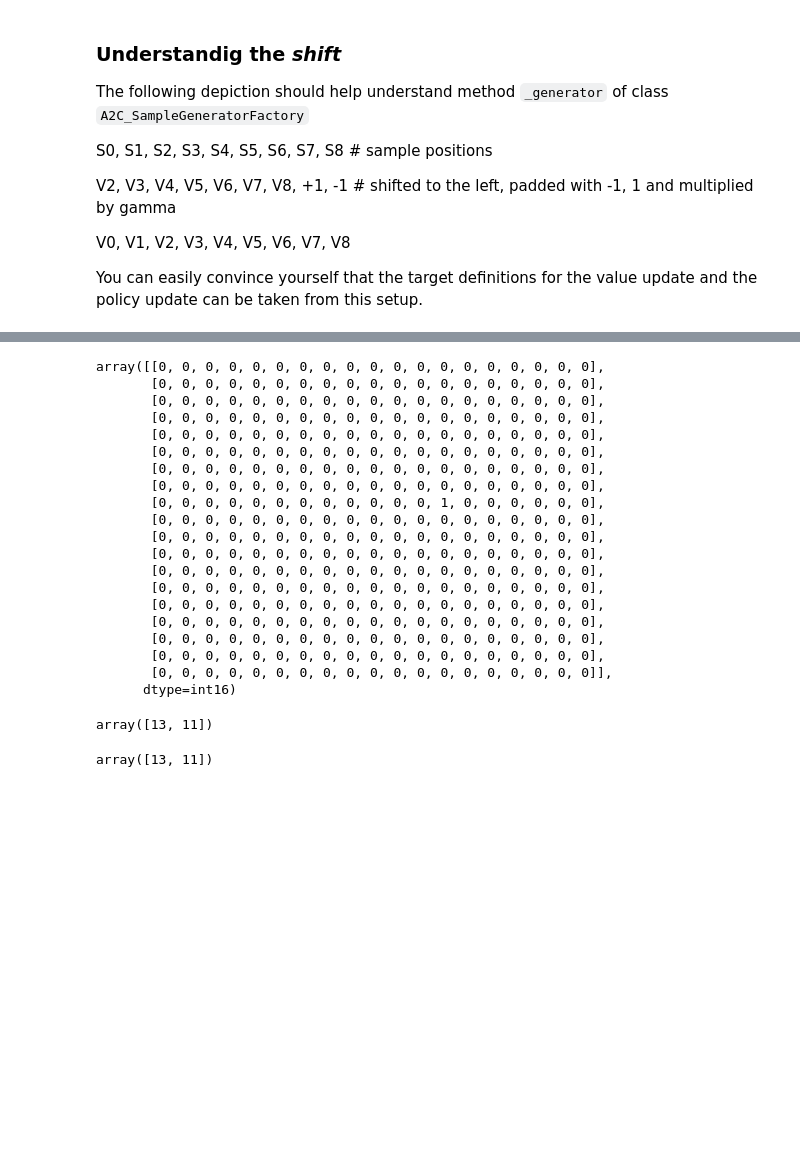
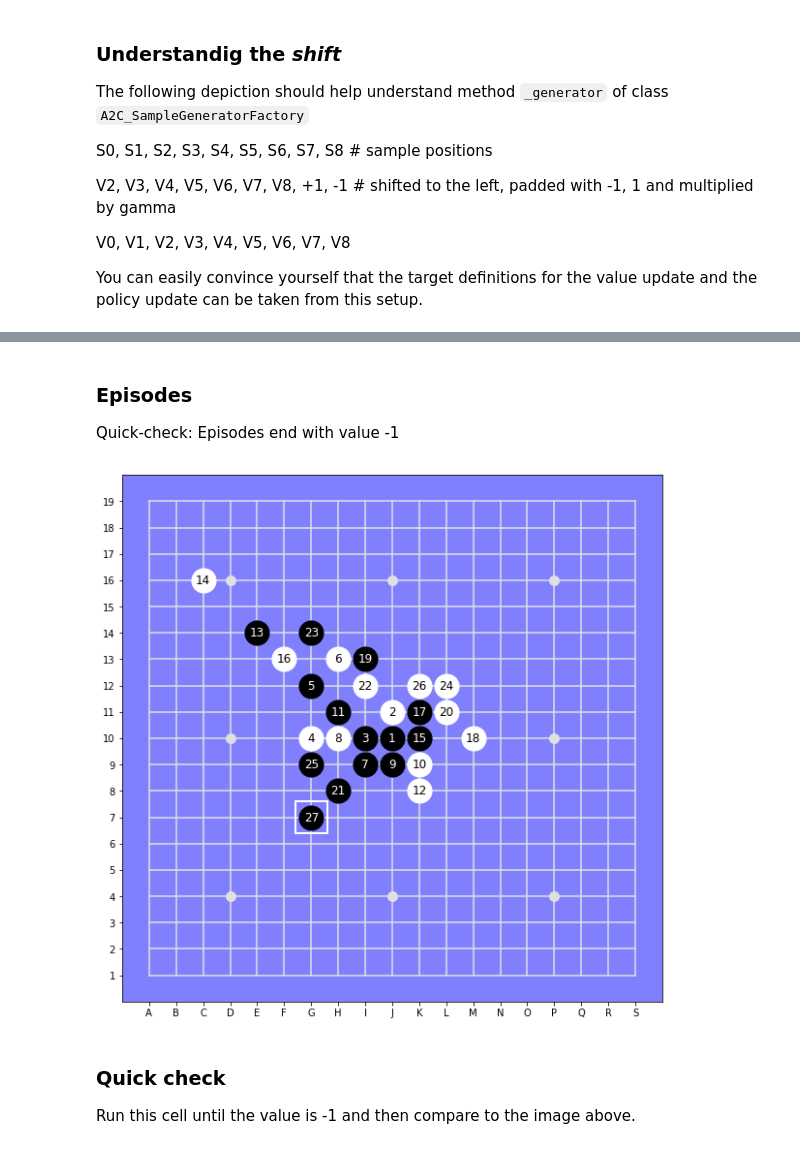
Before and after one commit to smurve/DeepGomoku, a Jupyter notebook: A2C_Curriculum.ipynb, the cells around one changed output, grey strips where cells are left out. Cells and saved outputs as stored; diff of their text form; code cells hidden in the pictures; blank space fills up the shorter version.

```diff
--- a/A2C_Curriculum.ipynb
+++ b/A2C_Curriculum.ipynb
@@ -198,36 +88,14 @@ What we end up with is a 19x19 mask that *looks at* only the probability of the
-# %%
-t = 3
-mask = np.rollaxis(np.abs(samples[t+1]+samples[t]), 2, 0)[0][1:-1].T[1:-1].T
-mask
-# %% [output]
-array([[0, 0, 0, 0, 0, 0, 0, 0, 0, 0, 0, 0, 0, 0, 0, 0, 0, 0, 0],
-       [0, 0, 0, 0, 0, 0, 0, 0, 0, 0, 0, 0, 0, 0, 0, 0, 0, 0, 0],
-       [0, 0, 0, 0, 0, 0, 0, 0, 0, 0, 0, 0, 0, 0, 0, 0, 0, 0, 0],
-       [0, 0, 0, 0, 0, 0, 0, 0, 0, 0, 0, 0, 0, 0, 0, 0, 0, 0, 0],
-       [0, 0, 0, 0, 0, 0, 0, 0, 0, 0, 0, 0, 0, 0, 0, 0, 0, 0, 0],
-       [0, 0, 0, 0, 0, 0, 0, 0, 0, 0, 0, 0, 0, 0, 0, 0, 0, 0, 0],
-       [0, 0, 0, 0, 0, 0, 0, 0, 0, 0, 0, 0, 0, 0, 0, 0, 0, 0, 0],
-       [0, 0, 0, 0, 0, 0, 0, 0, 0, 0, 0, 0, 0, 0, 0, 0, 0, 0, 0],
-       [0, 0, 0, 0, 0, 0, 0, 0, 0, 0, 0, 0, 1, 0, 0, 0, 0, 0, 0],
-       [0, 0, 0, 0, 0, 0, 0, 0, 0, 0, 0, 0, 0, 0, 0, 0, 0, 0, 0],
-       [0, 0, 0, 0, 0, 0, 0, 0, 0, 0, 0, 0, 0, 0, 0, 0, 0, 0, 0],
-       [0, 0, 0, 0, 0, 0, 0, 0, 0, 0, 0, 0, 0, 0, 0, 0, 0, 0, 0],
-       [0, 0, 0, 0, 0, 0, 0, 0, 0, 0, 0, 0, 0, 0, 0, 0, 0, 0, 0],
-       [0, 0, 0, 0, 0, 0, 0, 0, 0, 0, 0, 0, 0, 0, 0, 0, 0, 0, 0],
-       [0, 0, 0, 0, 0, 0, 0, 0, 0, 0, 0, 0, 0, 0, 0, 0, 0, 0, 0],
-       [0, 0, 0, 0, 0, 0, 0, 0, 0, 0, 0, 0, 0, 0, 0, 0, 0, 0, 0],
-       [0, 0, 0, 0, 0, 0, 0, 0, 0, 0, 0, 0, 0, 0, 0, 0, 0, 0, 0],
-       [0, 0, 0, 0, 0, 0, 0, 0, 0, 0, 0, 0, 0, 0, 0, 0, 0, 0, 0],
-       [0, 0, 0, 0, 0, 0, 0, 0, 0, 0, 0, 0, 0, 0, 0, 0, 0, 0, 0]],
-      dtype=int16)
-# %%
-pos = np.divmod(np.argmax(mask), 19)
-gt.m2b(pos, 19)
-# %% [output]
-array([13, 11])
-# %%
-# undo the padding offset and translate to board coordinates
-m = episodes[2][4] - (1,1)
-gt.m2b(m, 19)
-# %% [output]
-array([13, 11])
+# %% [markdown]
+### Episodes
+Quick-check: Episodes end with value -1
+# %%
+episodes = sp.create_episodes(3, m2b='padded')
+# %%
+stones = [gt.m2b(move, 19)
+    for move in np.array(episodes[0])-[1,1]]
+
+board = GomokuBoard(N=19, heuristics=Heuristics(kappa=3.0), stones=stones,
+                    disp_width=10)
+board.display()
+# %% [output]
+[figure, added]
@@ -233,0 +105,3 @@ array([13, 11])
+# %% [markdown]
+### Quick check
+Run this cell until the value is -1 and then compare to the image above.
```
Also changed, not shown: parts of 54 cells of this notebook, 7 other files.
